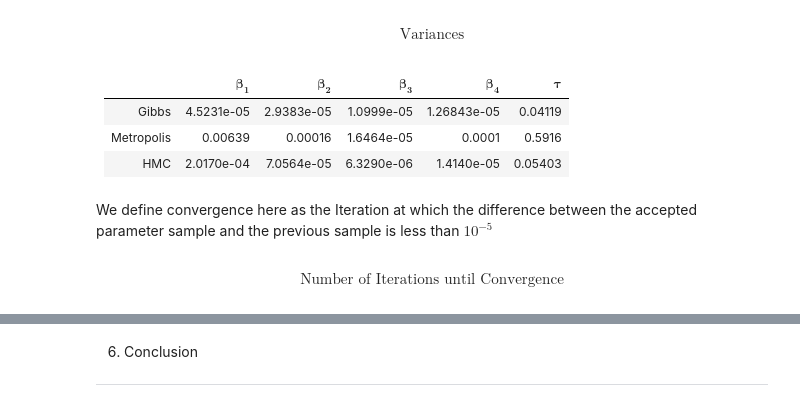
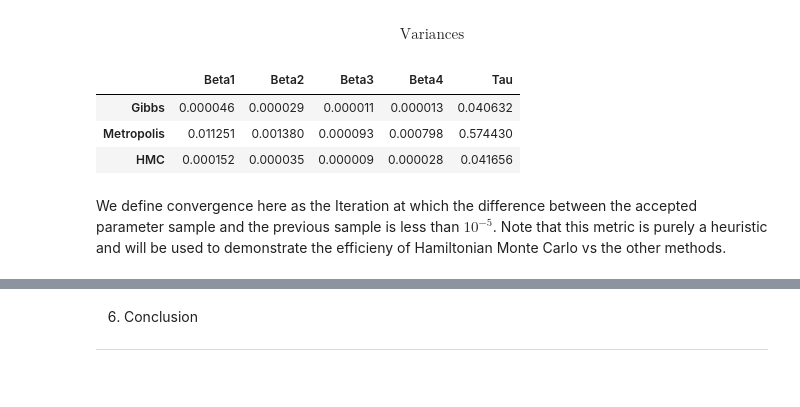
Before and after one commit to ilanman/STA663, a Jupyter notebook: Hamiltonian_Monte_Carlo.ipynb, the cells around one changed output, grey strips where cells are left out. Drawn from its saved outputs; the diff is of its cells as text; code cells hidden in the pictures.

```diff
--- a/Hamiltonian_Monte_Carlo.ipynb
+++ b/Hamiltonian_Monte_Carlo.ipynb
@@ -1109,13 +1229,17 @@ $$\text{Parameter Estimates}$$
 We can see that all MCMC Methods and OLS provide very accurate estimates for the $\beta$ and $\tau$ coefficients. Across all the methods, it is interesting to look at the variance of the estimates as well as the number of iterations until convergence.
 # %% [markdown]
 $$\text{Variances}$$
-# %% [markdown]
-||$\mathbf{\beta_1}$|$\mathbf{\beta_2}$|$\mathbf{\beta_3}$|$\mathbf{\beta_4}$|$\mathbf{\tau}$|
-|--|:---:|:---:|:---:|:---:|:---:|
-|Gibbs |4.5231e-05| 2.9383e-05| 1.0999e-05| 1.26843e-05 | 0.04119
-|Metropolis | 0.00639 | 0.00016| 1.6464e-05 | 0.0001 | 0.5916
-|HMC | 2.0170e-04|   7.0564e-05|   6.3290e-06| 1.4140e-05 | 0.05403
+# %%
+B_G = np.var(Beta_G, axis = 0)
+G = np.array([B_G[0], B_G[1], B_G[2], B_G[3], np.var(Tau_G)])
+M = np.array([np.var(Beta_M[0]), np.var(Beta_M[1]), np.var(Beta_M[2]), np.var(Beta_M[3]), np.var(Tau_M)])
+B_HMC = np.var(Beta_HMC, axis = 0)
+HMC = np.array([B_HMC[0], B_HMC[1], B_HMC[2], B_HMC[3], np.var(Tau_HMC)])
+pd.DataFrame(np.vstack([G, M, HMC]), columns = ["Beta1", "Beta2", "Beta3", "Beta4", "Tau"], index = ["Gibbs", "Metropolis", "HMC"])
+# %% [output]
+|  | Beta1 | Beta2 | Beta3 | Beta4 | Tau |
+| Gibbs | 0.000046 | 0.000029 | 0.000011 | 0.000013 | 0.040632 |
+| Metropolis | 0.011251 | 0.001380 | 0.000093 | 0.000798 | 0.574430 |
+| HMC | 0.000152 | 0.000035 | 0.000009 | 0.000028 | 0.041656 |
 # %% [markdown]
-We define convergence here as the Iteration at which the difference between the accepted parameter sample and the previous sample is less than $10^{-5}$
+We define convergence here as the Iteration at which the difference between the accepted parameter sample and the previous sample is less than $10^{-5}$. Note that this metric is purely a heuristic and will be used to demonstrate the efficieny of Hamiltonian Monte Carlo vs the other methods.
-# %% [markdown]
-$$\text{Number of Iterations until Convergence}$$
```
Also changed, not shown: parts of 13 cells of this notebook.
